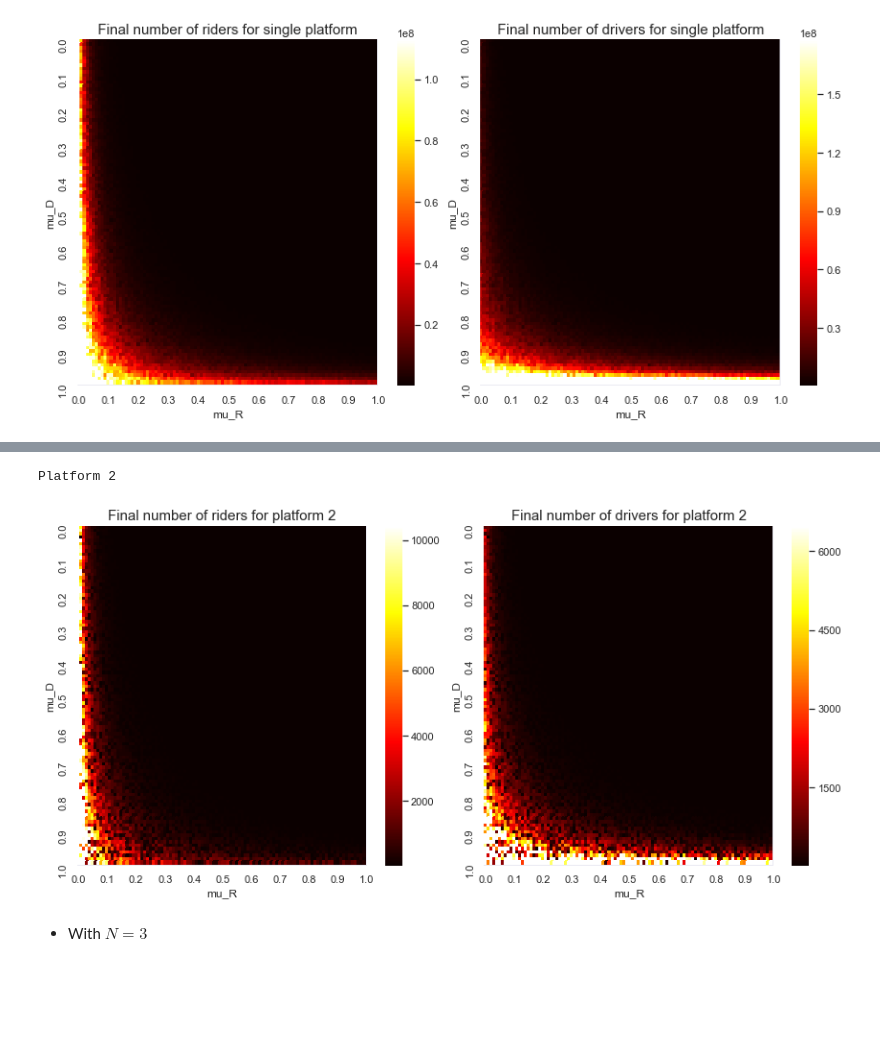
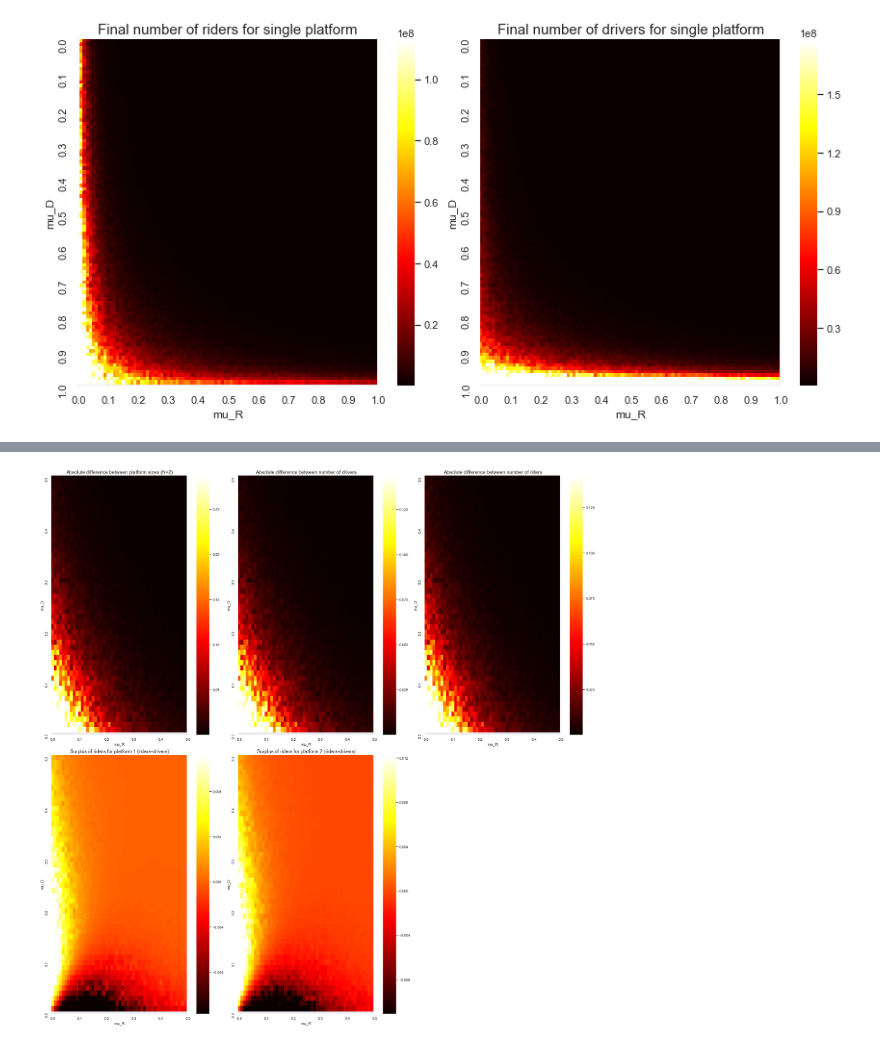
Before and after one commit to remuzel/Waiting-Time-Network-Effects, a Jupyter notebook: notebooks/Population Model of RHP Competition.ipynb, the cells around one changed output, grey strips where cells are left out. Drawn from its saved outputs; the diff is of its cells as text; code cells hidden in the pictures; blank space fills up the shorter version.

Commit message:
Implementing heatmaps for N=2 and multiple visuals

```diff
--- a/notebooks/Population Model of RHP Competition.ipynb
+++ b/notebooks/Population Model of RHP Competition.ipynb
@@ -619,32 +655,56 @@ Platform 1
 # %%
-print("\nPlatform 2")
+n = 50
+# Setting up the figure size
+fig = plt.figure(figsize=(24, 24))
+# Writing the ticks for the mu's
+ticks = [str(i/100) if i%10==0 else '' for i in range(0, n+1)]
 
-fig = plt.figure(figsize=(12, 6))
-ticks = [str(i/100) if i%10==0 else '' for i in range(0, n+1)]
-# set up the axes for the first plot
-ax = fig.add_subplot(1, 2, 1)
-# Plot the riders
-ax = sb.heatmap(r_space_2[::-1], robust=True, cmap='hot', xticklabels=ticks, yticklabels=ticks)
+ax = fig.add_subplot(2, 3, 1)
+# Plot the delta totals
+ax = sb.heatmap(delta_total[::-1][:50,50:], robust=True, cmap='hot', xticklabels=ticks, yticklabels=ticks[::-1])
 # Set labels and title
 ax.set_xlabel('mu_R', size=12)
 ax.set_ylabel('mu_D', size=12)
 plt.tight_layout()
-plt.title('Final number of riders for platform 2', size=15)
+plt.title('Absolute difference between platform sizes (N=2)', size=15)
 
-# set up the axes for the second plot
-ax = fig.add_subplot(1, 2, 2)
-# Plot the drivers
-ax = sb.heatmap(d_space_2[::-1], robust=True, cmap='hot', xticklabels=ticks, yticklabels=ticks)
+ax = fig.add_subplot(2, 3, 2)
+# Plot the delta drivers
+ax = sb.heatmap(delta_drivers[::-1][:50,50:], robust=True, cmap='hot', xticklabels=ticks, yticklabels=ticks[::-1])
 # Set labels and title
 ax.set_xlabel('mu_R', size=12)
 ax.set_ylabel('mu_D', size=12)
 plt.tight_layout()
-plt.title('Final number of drivers for platform 2', size=15)
+plt.title('Absolute difference between number of drivers', size=15)
+
+ax = fig.add_subplot(2, 3, 3)
+# Plot the delta riders
+ax = sb.heatmap(delta_riders[::-1][:50,50:], robust=True, cmap='hot', xticklabels=ticks, yticklabels=ticks[::-1])
+# Set labels and title
+ax.set_xlabel('mu_R', size=12)
+ax.set_ylabel('mu_D', size=12)
+plt.tight_layout()
+plt.title('Absolute difference between number of riders', size=15)
+
+ax = fig.add_subplot(2, 3, 4)
+# Plot the difference in agents for platform 1
+ax = sb.heatmap(delta_inner_1[::-1][:50,50:], robust=True, cmap='hot', xticklabels=ticks, yticklabels=ticks[::-1])
+# Set labels and title
+ax.set_xlabel('mu_R', size=12)
+ax.set_ylabel('mu_D', size=12)
+plt.tight_layout()
+plt.title('Surplus of riders for platform 1 (riders-drivers)', size=15)
+
+ax = fig.add_subplot(2, 3, 5)
+# Plot the difference in agents for platform 2
+ax = sb.heatmap(delta_inner_2[::-1][:50,50:], robust=True, cmap='hot', xticklabels=ticks, yticklabels=ticks[::-1])
+# Set labels and title
+ax.set_xlabel('mu_R', size=12)
+ax.set_ylabel('mu_D', size=12)
+plt.tight_layout()
+plt.title('Surplus of riders for platform 2 (riders-drivers)', size=15)
 
 # Show entire figure
 plt.show()
 # %% [output]
-Platform 2
-[figure, old version]
+[figure, new version]
-# %% [markdown]
-* With $N = 3$
```
Also changed, not shown: parts of 5 cells of this notebook.
